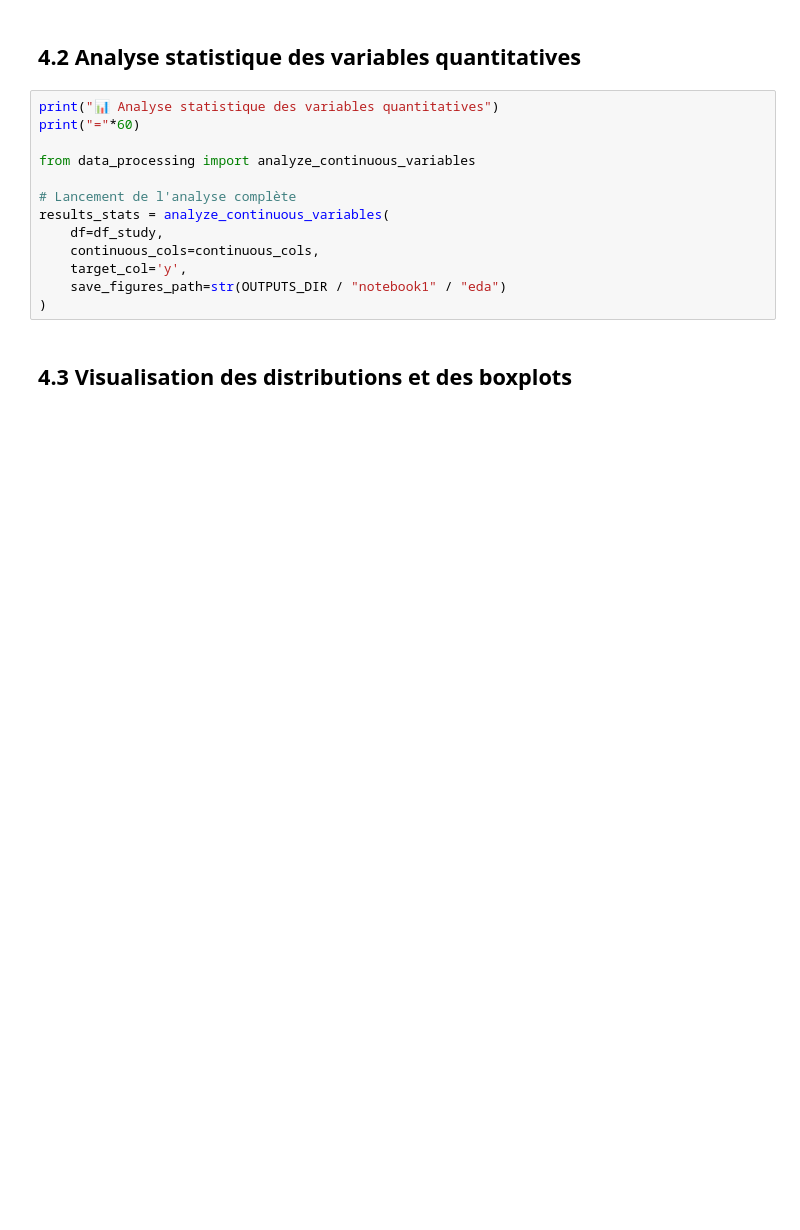
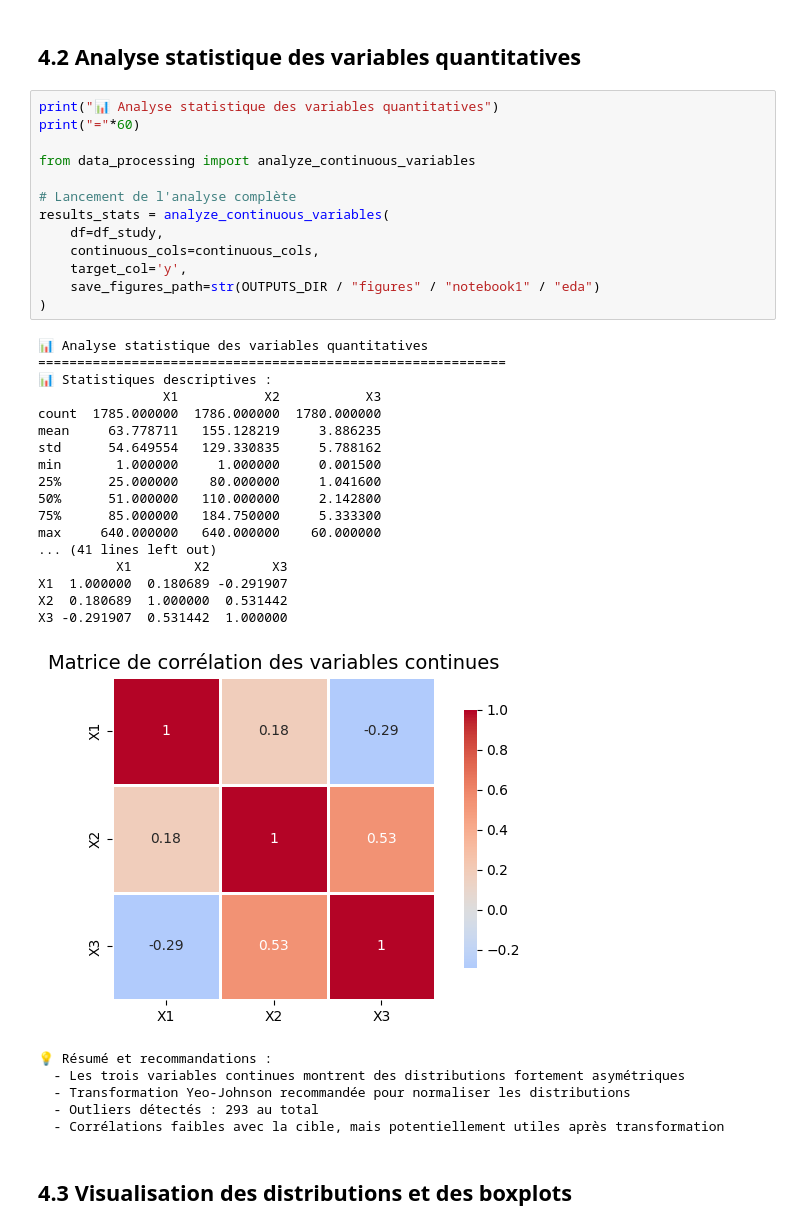
Before and after one commit to Abdoullatuf/sta211-project, a Jupyter notebook: 01_EDA_Preprocessing.ipynb, the cells around one changed output. Cells and saved outputs as stored; diff of their text form; blank space fills up the shorter version.

```diff
--- a/01_EDA_Preprocessing.ipynb
+++ b/01_EDA_Preprocessing.ipynb
@@ -744,16 +808,40 @@ Name: count, dtype: int64
 # %%
 print("📊 Analyse statistique des variables quantitatives")
 print("="*60)
 
 from data_processing import analyze_continuous_variables
 
 # Lancement de l'analyse complète
 results_stats = analyze_continuous_variables(
     df=df_study,
     continuous_cols=continuous_cols,
     target_col='y',
-    save_figures_path=str(OUTPUTS_DIR / "notebook1" / "eda")
+    save_figures_path=str(OUTPUTS_DIR / "figures" / "notebook1" / "eda")
 )
+# %% [output]
+📊 Analyse statistique des variables quantitatives
+============================================================
+📊 Statistiques descriptives :
+                X1           X2           X3
+count  1785.000000  1786.000000  1780.000000
+mean     63.778711   155.128219     3.886235
+std      54.649554   129.330835     5.788162
+min       1.000000     1.000000     0.001500
+25%      25.000000    80.000000     1.041600
+50%      51.000000   110.000000     2.142800
+75%      85.000000   184.750000     5.333300
+max     640.000000   640.000000    60.000000
+... (41 lines left out)
+          X1        X2        X3
+X1  1.000000  0.180689 -0.291907
+X2  0.180689  1.000000  0.531442
+X3 -0.291907  0.531442  1.000000
+[figure, added]
+💡 Résumé et recommandations :
+  - Les trois variables continues montrent des distributions fortement asymétriques
+  - Transformation Yeo-Johnson recommandée pour normaliser les distributions
+  - Outliers détectés : 293 au total
+  - Corrélations faibles avec la cible, mais potentiellement utiles après transformation
 # %% [markdown]
 ## 4.3 Visualisation des distributions et des boxplots
 # %%
```
Also changed, not shown: parts of 40 cells of this notebook, 31 other files.
